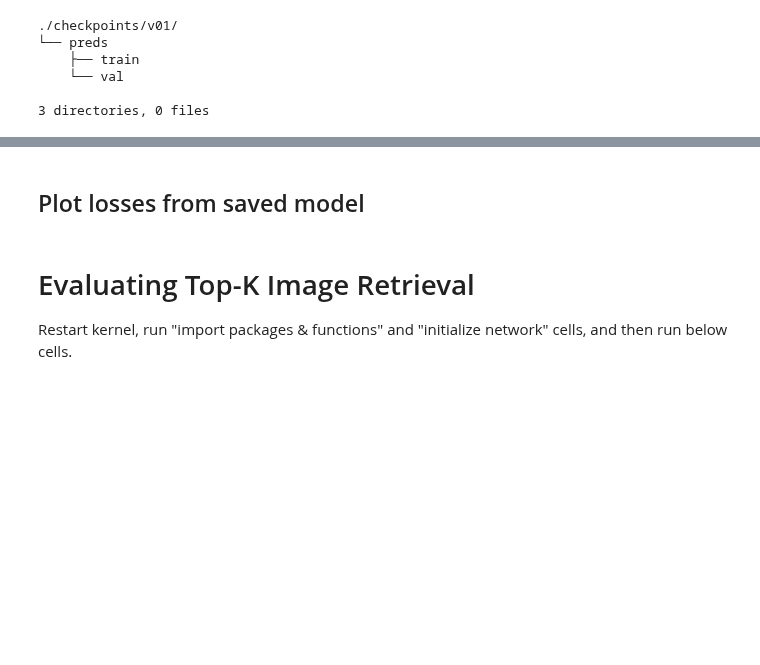
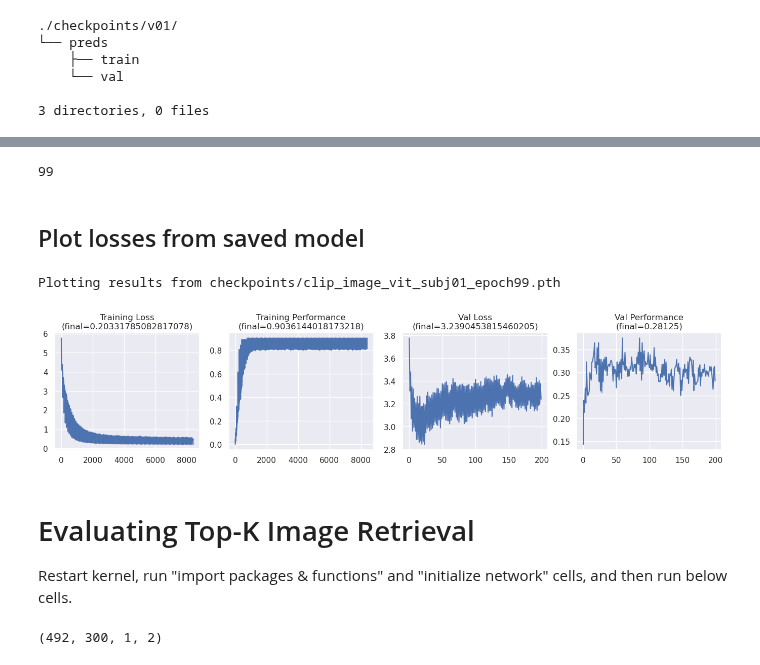
Before and after one commit to MedARC-AI/fMRI-reconstruction-NSD, a Jupyter notebook: fMRI/Voxel_to_CLIPvoxel.ipynb, the cells around one changed output, grey strips where cells are left out. Saved outputs shown, nothing was run; the diff lists cells and outputs as text; code cells hidden in the pictures; blank space fills up the shorter version.

Commit message:
Run evaluation on updated CLIP image model

```diff
--- a/fMRI/Voxel_to_CLIPvoxel.ipynb
+++ b/fMRI/Voxel_to_CLIPvoxel.ipynb
@@ -829,6 +833,7 @@ for epoch in pbar:
     )
     epoch_logs.append(logs)
     pbar.set_postfix(**logs)
+    pd.DataFrame(epoch_logs).to_csv(outdir + '/epoch-logs.csv')
 
 print(datetime.now().strftime('%Y-%m-%d %H:%M:%S'))
 # %% [output]
@@ -1101,0 +869,6 @@ ls checkpoints
+# %%
+epoch
+# %% [output]
+99
+# %%
+ckpt_path = f'checkpoints/{model_name}_subj01_epoch{epoch}.pth'
@@ -1102,28 +888,39 @@ ls checkpoints
 # %% [markdown]
 ## Plot losses from saved model
 # %%
-# Loading
-ckpt_path = 'checkpoints/clip_image_vit_subj01_epoch20.pth'
-checkpoint = torch.load(ckpt_path, map_location=device)
-print(f"Plotting results from {ckpt_path}")
+def plot_saved(ckpt_path):
+    # Loading
+    # ckpt_path = 'checkpoints/clip_image_vit_subj01_epoch20.pth'
 
-train_losses=checkpoint['train_losses']
-train_percent_correct=checkpoint['train_percent_correct']
-val_losses=checkpoint['val_losses']
-val_percent_correct=checkpoint['val_percent_correct']
+    checkpoint = torch.load(ckpt_path, map_location=device)
+    print(f"Plotting results from {ckpt_path}")
 
-fig, (ax1, ax2, ax3, ax4) = plt.subplots(1, 4, figsize=(17,3))
-ax1.set_title(f"Training Loss\n(final={train_losses[-1]})")
-ax1.plot(train_losses)
-ax2.set_title(f"Training Performance\n(final={train_percent_correct[-1]})")
-ax2.plot(train_percent_correct)
-ax3.set_title(f"Val Loss\n(final={val_losses[-1]})")
-ax3.plot(val_losses)
-ax4.set_title(f"Val Performance\n(final={val_percent_correct[-1]})")
-ax4.plot(val_percent_correct)
-plt.show()
+    train_losses=checkpoint['train_losses']
+    train_percent_correct=checkpoint['train_percent_correct']
+    val_losses=checkpoint['val_losses']
+    val_percent_correct=checkpoint['val_percent_correct']
+
+    fig, (ax1, ax2, ax3, ax4) = plt.subplots(1, 4, figsize=(17,3))
+    ax1.set_title(f"Training Loss\n(final={train_losses[-1]})")
+    ax1.plot(train_losses)
+    ax2.set_title(f"Training Performance\n(final={train_percent_correct[-1]})")
+    ax2.plot(train_percent_correct)
+    ax3.set_title(f"Val Loss\n(final={val_losses[-1]})")
+    ax3.plot(val_losses)
+    ax4.set_title(f"Val Performance\n(final={val_percent_correct[-1]})")
+    ax4.plot(val_percent_correct)
+    plt.show()
+# %%
+plot_saved(ckpt_path)
+# %% [output]
+Plotting results from checkpoints/clip_image_vit_subj01_epoch99.pth
+[figure, added]
 # %% [markdown]
 # Evaluating Top-K Image Retrieval
 
 Restart kernel, run "import packages & functions" and "initialize network" cells, and then run below cells.
+# %%
+num_samples, batch_size, num_workers, num_worker_batches
+# %% [output]
+(492, 300, 1, 2)
 # %%
```
Also changed, not shown: parts of 69 cells of this notebook.
